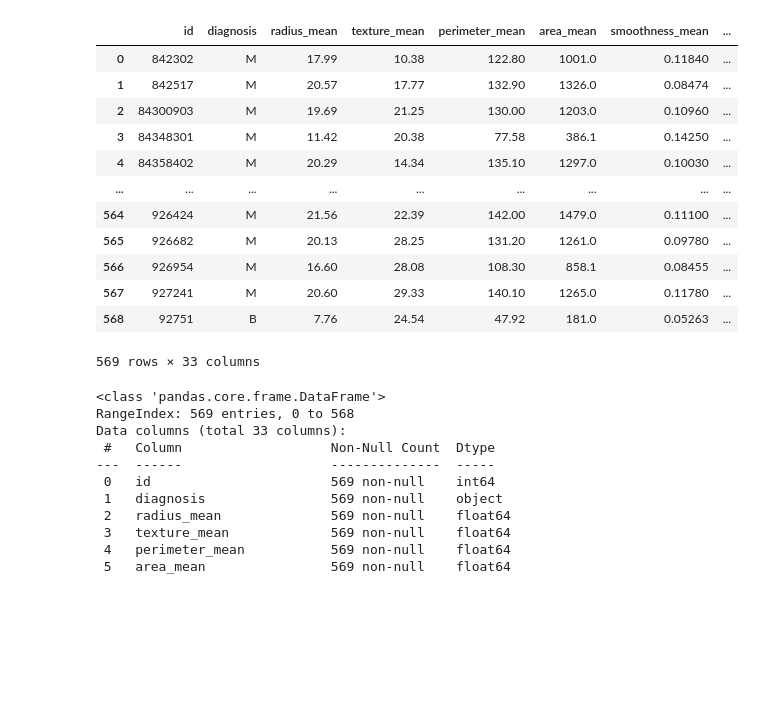
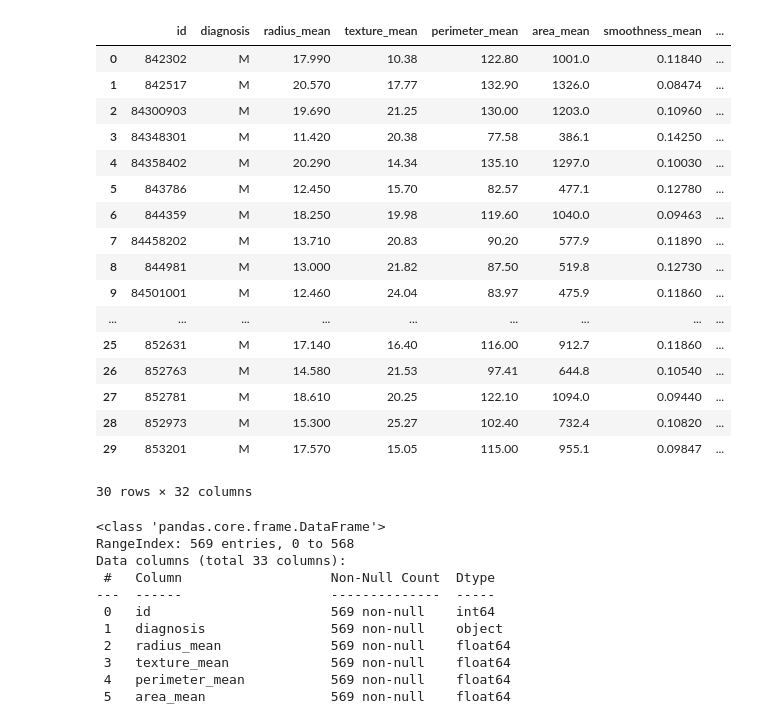
Before and after one commit to keroojoseph/ML-Breast-Cancer-Diagnosis, a Jupyter notebook: Breast_Cancer_Diagnosis.ipynb, the cells around one changed output. Drawn from its saved outputs; the diff is of its cells as text; code cells hidden in the pictures; blank space fills up the shorter version.

```diff
--- a/Breast_Cancer_Diagnosis.ipynb
+++ b/Breast_Cancer_Diagnosis.ipynb
@@ -5,21 +15,26 @@ import pandas as pd
 # %%
 data = pd.read_csv('data.csv')
 # %%
-data
+data.head(30)
 # %% [output]
 |  | id | diagnosis | radius_mean | texture_mean | perimeter_mean | area_mean | smoothness_mean | ... |
-| 0 | 842302 | M | 17.99 | 10.38 | 122.80 | 1001.0 | 0.11840 | ... |
-| 1 | 842517 | M | 20.57 | 17.77 | 132.90 | 1326.0 | 0.08474 | ... |
-| 2 | 84300903 | M | 19.69 | 21.25 | 130.00 | 1203.0 | 0.10960 | ... |
-| 3 | 84348301 | M | 11.42 | 20.38 | 77.58 | 386.1 | 0.14250 | ... |
-| 4 | 84358402 | M | 20.29 | 14.34 | 135.10 | 1297.0 | 0.10030 | ... |
+| 0 | 842302 | M | 17.990 | 10.38 | 122.80 | 1001.0 | 0.11840 | ... |
+| 1 | 842517 | M | 20.570 | 17.77 | 132.90 | 1326.0 | 0.08474 | ... |
+| 2 | 84300903 | M | 19.690 | 21.25 | 130.00 | 1203.0 | 0.10960 | ... |
+| 3 | 84348301 | M | 11.420 | 20.38 | 77.58 | 386.1 | 0.14250 | ... |
+| 4 | 84358402 | M | 20.290 | 14.34 | 135.10 | 1297.0 | 0.10030 | ... |
+| 5 | 843786 | M | 12.450 | 15.70 | 82.57 | 477.1 | 0.12780 | ... |
+| 6 | 844359 | M | 18.250 | 19.98 | 119.60 | 1040.0 | 0.09463 | ... |
+| 7 | 84458202 | M | 13.710 | 20.83 | 90.20 | 577.9 | 0.11890 | ... |
+| 8 | 844981 | M | 13.000 | 21.82 | 87.50 | 519.8 | 0.12730 | ... |
+| 9 | 84501001 | M | 12.460 | 24.04 | 83.97 | 475.9 | 0.11860 | ... |
 | ... | ... | ... | ... | ... | ... | ... | ... | ... |
-| 564 | 926424 | M | 21.56 | 22.39 | 142.00 | 1479.0 | 0.11100 | ... |
-| 565 | 926682 | M | 20.13 | 28.25 | 131.20 | 1261.0 | 0.09780 | ... |
-| 566 | 926954 | M | 16.60 | 28.08 | 108.30 | 858.1 | 0.08455 | ... |
-| 567 | 927241 | M | 20.60 | 29.33 | 140.10 | 1265.0 | 0.11780 | ... |
-| 568 | 92751 | B | 7.76 | 24.54 | 47.92 | 181.0 | 0.05263 | ... |
+| 25 | 852631 | M | 17.140 | 16.40 | 116.00 | 912.7 | 0.11860 | ... |
+| 26 | 852763 | M | 14.580 | 21.53 | 97.41 | 644.8 | 0.10540 | ... |
+| 27 | 852781 | M | 18.610 | 20.25 | 122.10 | 1094.0 | 0.09440 | ... |
+| 28 | 852973 | M | 15.300 | 25.27 | 102.40 | 732.4 | 0.10820 | ... |
+| 29 | 853201 | M | 17.570 | 15.05 | 115.00 | 955.1 | 0.09847 | ... |
-569 rows × 33 columns
+30 rows × 32 columns
 # %%
 data.info()
 # %% [output]
```
Also changed, not shown: parts of 3 cells of this notebook.
